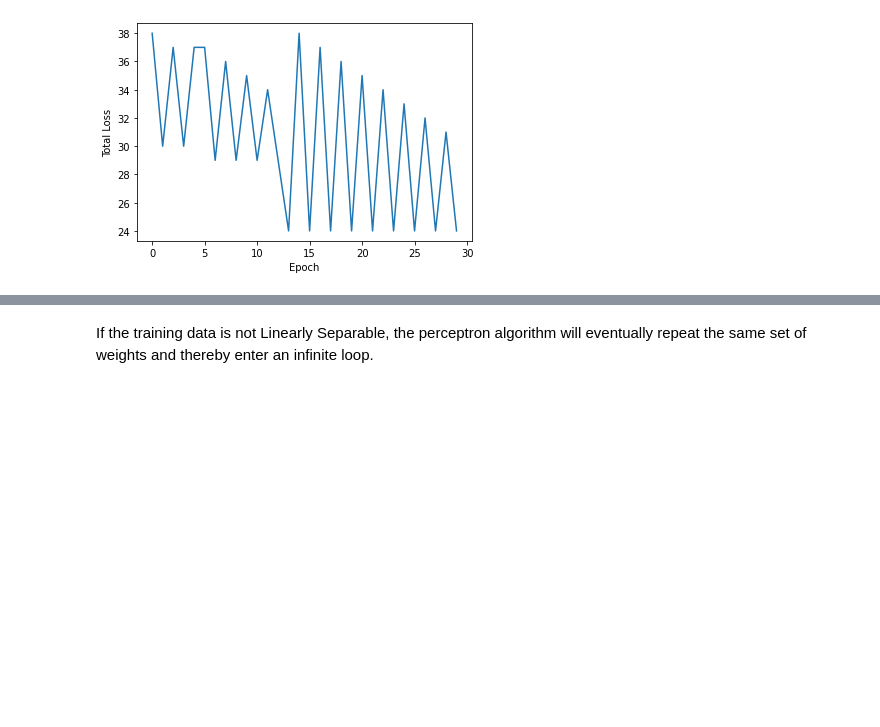
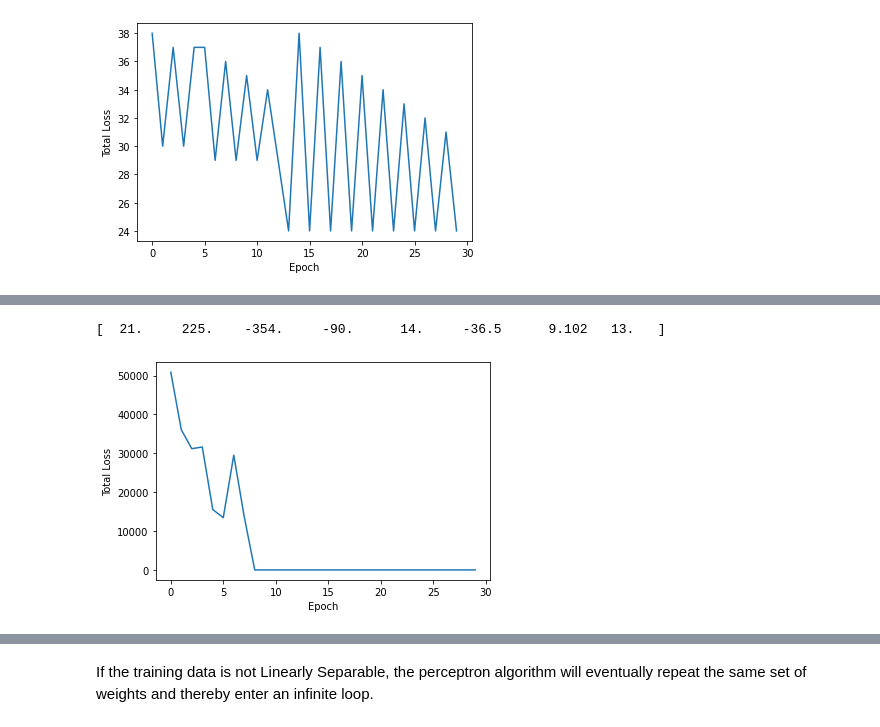
Before and after one commit to Bhogeswarabhogi/Assisment, a Jupyter notebook: FMML_Module4_Lab1.ipynb, the cells around one changed output, grey strips where cells are left out. Cells and saved outputs as stored; diff of their text form; code cells hidden in the pictures; blank space fills up the shorter version.

```diff
--- a/FMML_Module4_Lab1.ipynb
+++ b/FMML_Module4_Lab1.ipynb
@@ -152,0 +163,4 @@ print(perceptron_algo_plot(X, y))
+# %%
+import pandas as pd
+diabetes_data = pd.read_csv('diabetes.csv')
+diabetes_data.head()
@@ -152,0 +174,10 @@ print(perceptron_algo_plot(X, y))
+# %%
+X = diabetes_data.drop(["Outcome"], axis=1)[:5].to_numpy()
+# Covert 0s to -1
+y = diabetes_data["Outcome"][:5].apply(lambda x: 1 if x == 1 else -1)
+y = y.to_numpy()
+# print(X, y)
+print(perceptron_algo_plot(X, y))
+# %% [output]
+[  21.     225.    -354.     -90.      14.     -36.5      9.102   13.   ]
+[figure, added]
```
Also changed, not shown: parts of 20 cells of this notebook.
